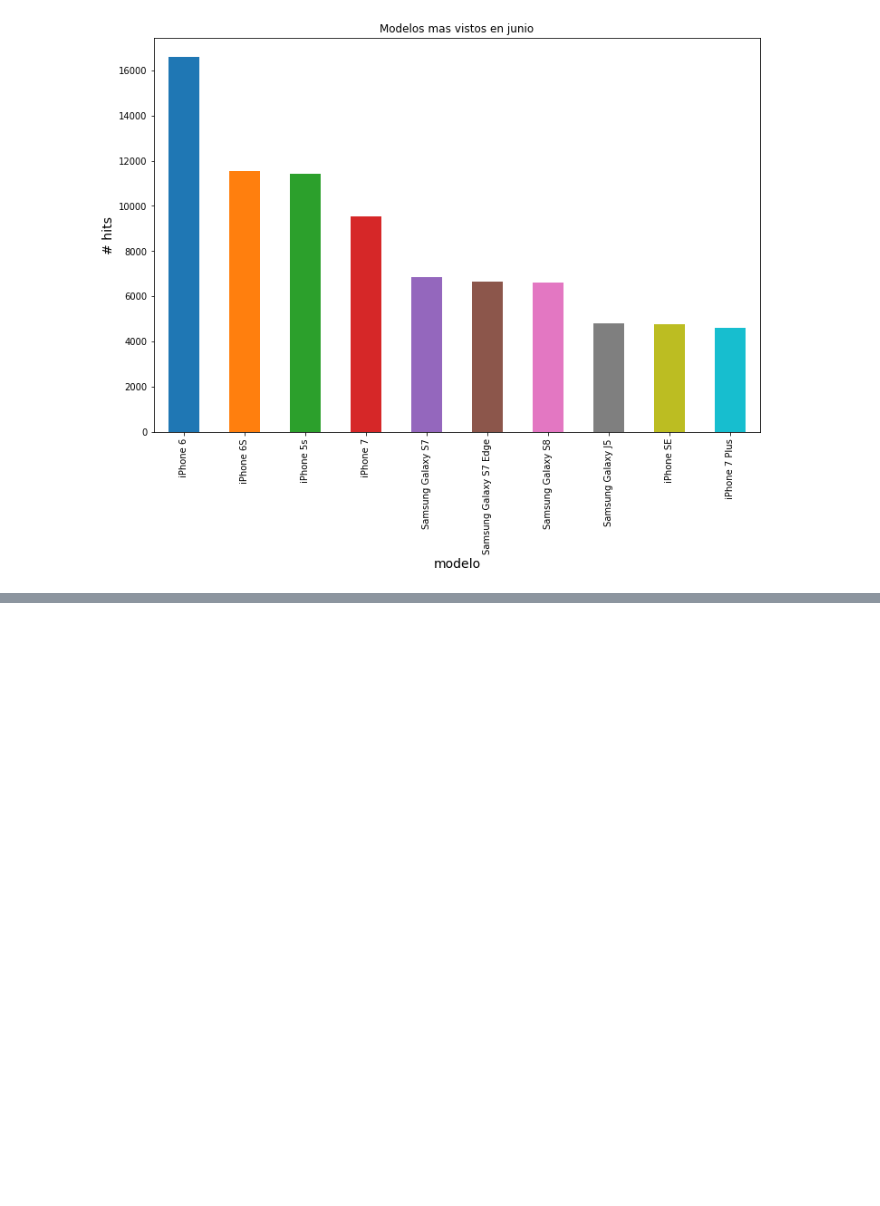
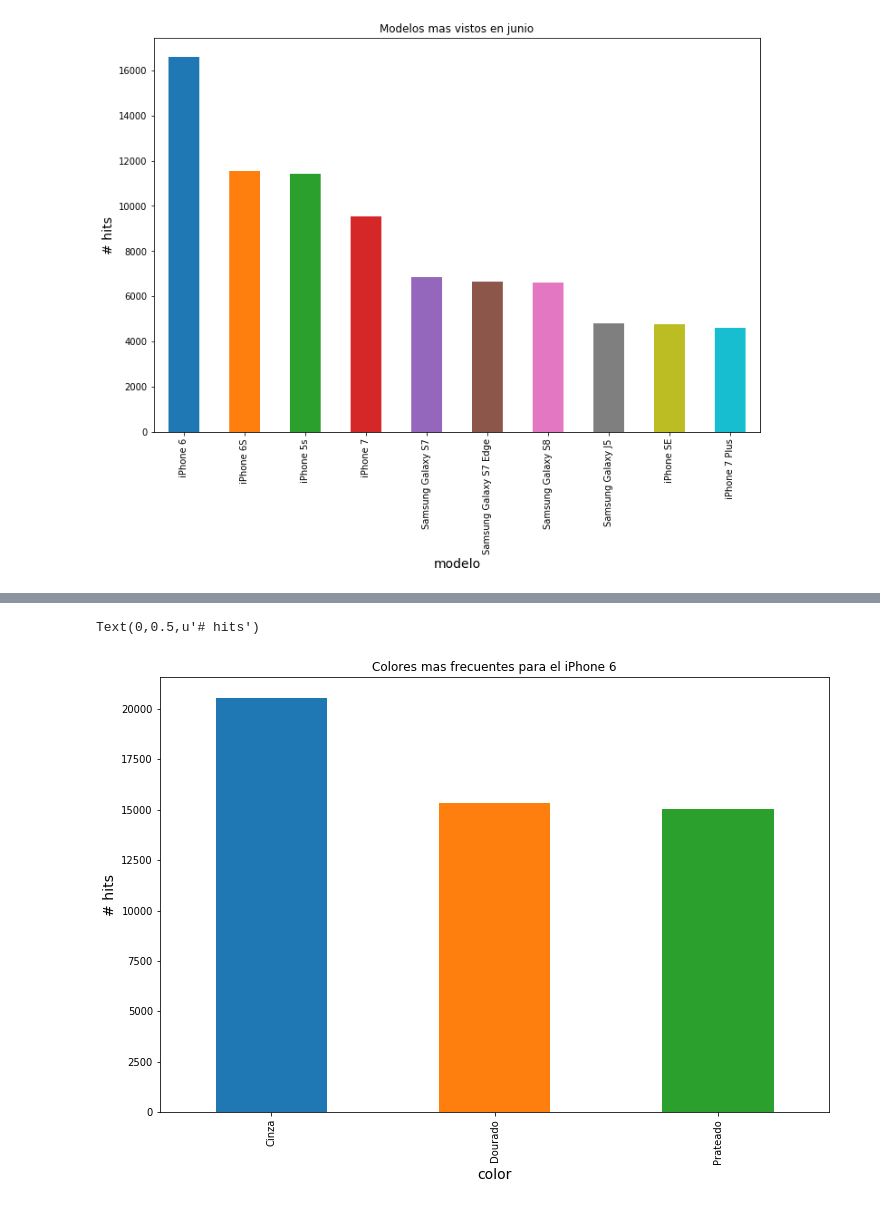
Before and after one commit to Titolasanta/bufanda, a Jupyter notebook: Analisis.ipynb, the cells around one changed output, grey strips where cells are left out. Cells and saved outputs as stored; diff of their text form; code cells hidden in the pictures; blank space fills up the shorter version.

```diff
--- a/Analisis.ipynb
+++ b/Analisis.ipynb
@@ -137,0 +201,23 @@ Text(0,0.5,u'# hits')
+# %%
+colores_relevancia = ["Rosa","Vermelho","Marrom","Azul","Dourado","Roxo","Branco"]
+
+def color3(obj):
+    if(pd.isnull(obj)):
+        return obj
+
+    list = obj.split(" ")
+
+    if len(list) == 1:
+        return obj
+
+    for word in list:
+        if word in colores_relevancia:
+            return word
+
+
+
+
+
+    return obj
+
+df["color_simple"] = df["color_simple"].apply(color3)
@@ -137,0 +265,8 @@ Text(0,0.5,u'# hits')
+# %%
+plot = df.loc[df['model']=="iPhone 6",:].groupby('color_simple').size().sort_values(0,ascending=False).head(10).\
+    plot(kind='bar',title='Colores mas frecuentes para el iPhone 6',rot=90,figsize=(12,8))
+plot.set_xlabel("color", fontsize=14)
+plot.set_ylabel("# hits", fontsize=14)
+# %% [output]
+Text(0,0.5,u'# hits')
+[figure, added]
```
Also changed, not shown: parts of 14 cells of this notebook.
